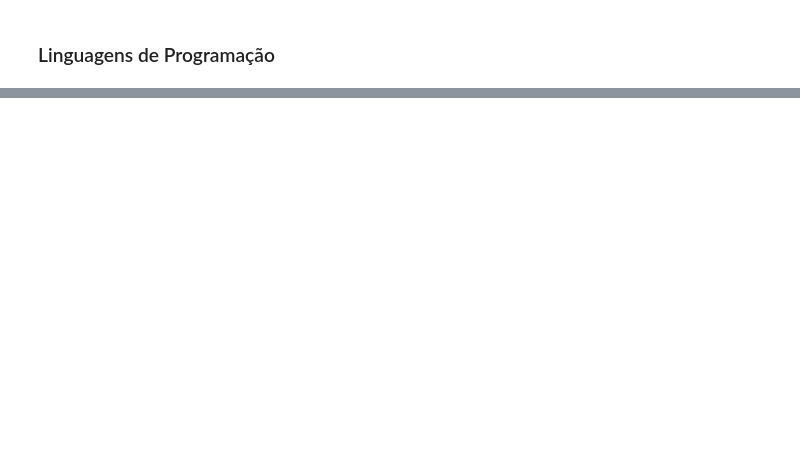
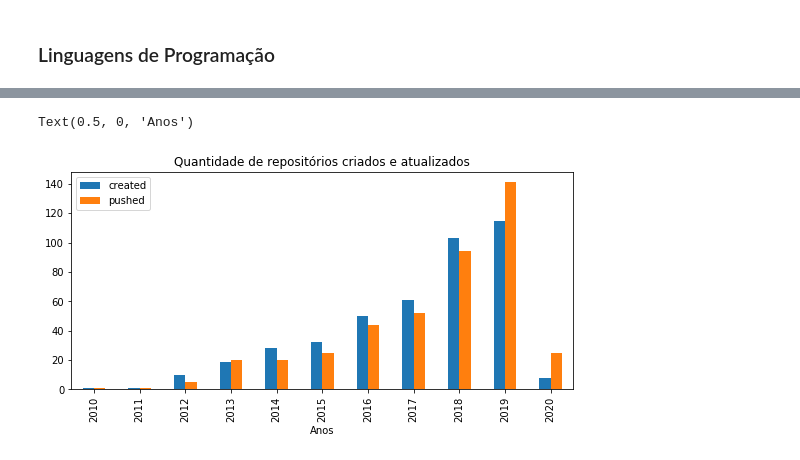
Before and after one commit to Lorenaps/caracterizacao-dados-abertos-gov, a Jupyter notebook: analysis/analysis_repositories.ipynb, the cells around one changed output, grey strips where cells are left out. Drawn from its saved outputs; the diff is of its cells as text; code cells hidden in the pictures; blank space fills up the shorter version.

```diff
--- a/analysis/analysis_repositories.ipynb
+++ b/analysis/analysis_repositories.ipynb
@@ -170,0 +227,4 @@ repo.groupby('language').size().reset_index(name='Quantidade').sort_values('Quan
+# %%
+pushed_repo = repo[['full_name', 'pushed_at_ano']]
+pushed_by_year = pushed_repo.groupby('pushed_at_ano').size().reset_index(name='quantidade').sort_values('pushed_at_ano')
+pushed_by_year
@@ -170,0 +244,9 @@ repo.groupby('language').size().reset_index(name='Quantidade').sort_values('Quan
+# %%
+created_pushed = pd.DataFrame({'created': created_by_year['quantidade'].values,
+                   'pushed': pushed_by_year['quantidade'].values}, index=created_by_year['created_at_ano'])
+
+ax = created_pushed.plot.bar(title = "Quantidade de repositórios criados e atualizados")
+ax.set_xlabel("Anos")
+# %% [output]
+Text(0.5, 0, 'Anos')
+[figure, added]
```
Also changed, not shown: parts of 33 cells of this notebook.
